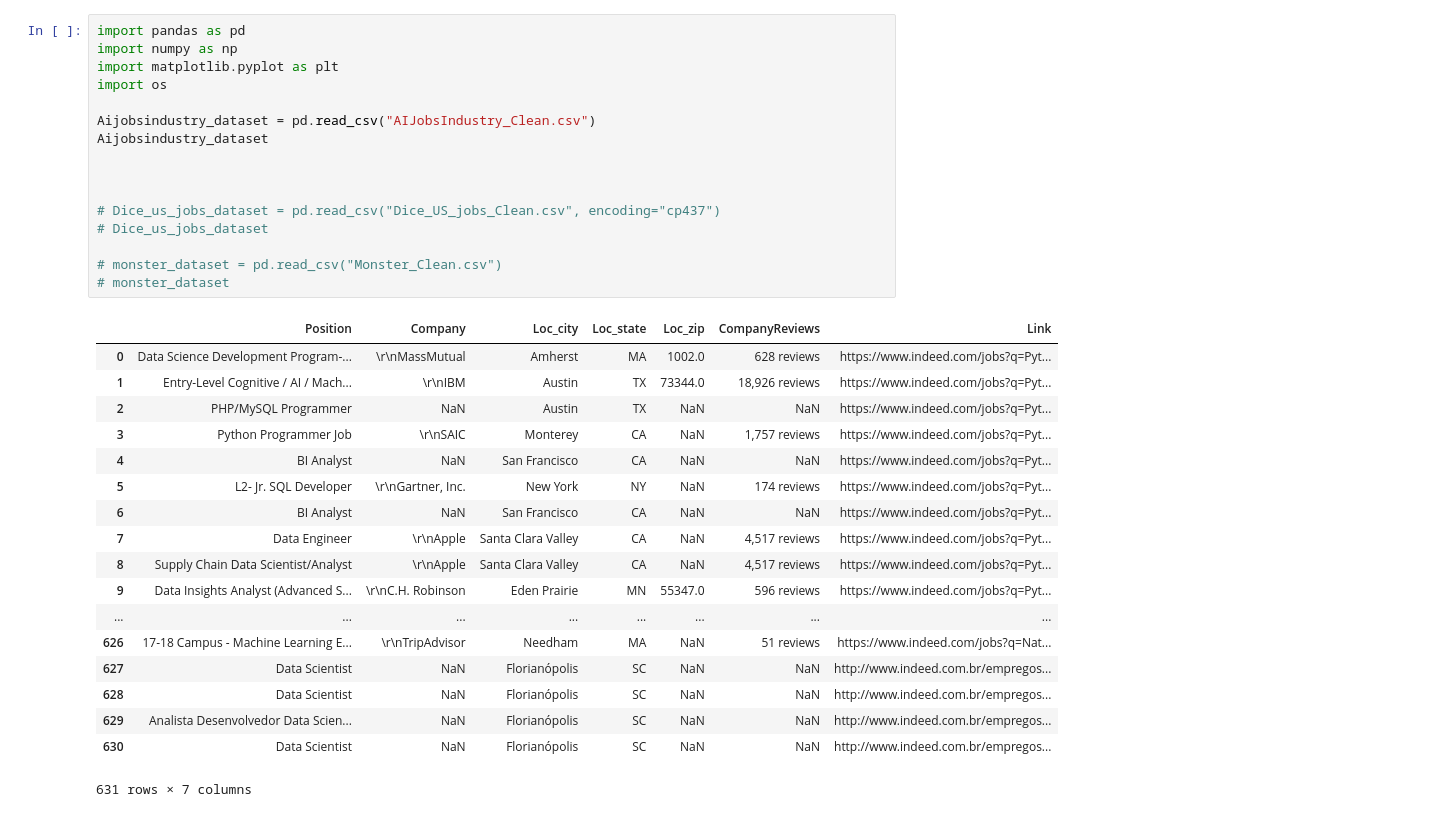
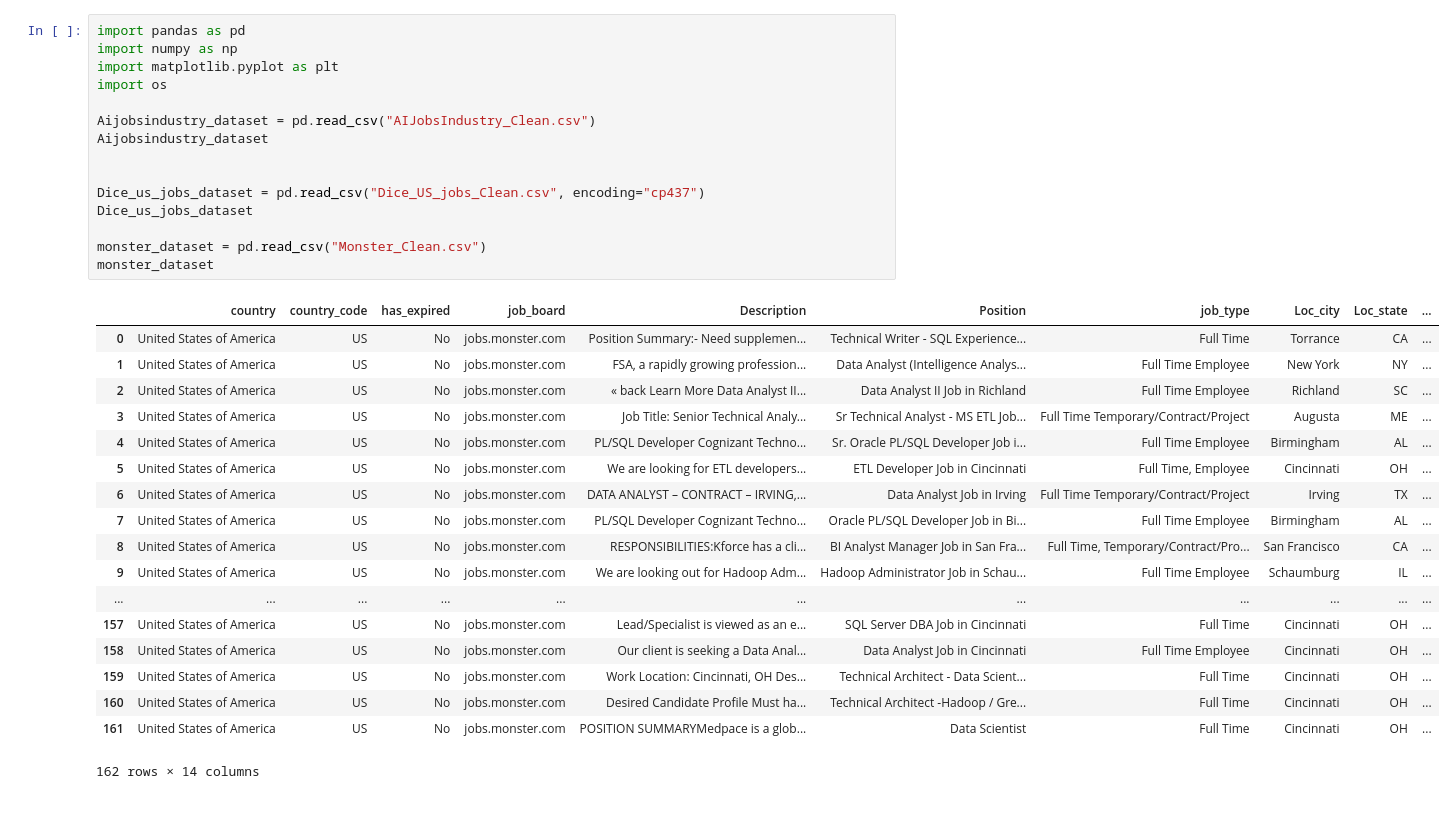
Before and after one commit to DataAnalyticsUCBX/Job_Analytics, a Jupyter notebook: Job_Analytics.ipynb, the cells around one changed output. Saved outputs shown, nothing was run; the diff lists cells and outputs as text.

Commit message:
Monster File Updated

```diff
--- a/Job_Analytics.ipynb
+++ b/Job_Analytics.ipynb
@@ -1,35 +1,34 @@
 # %%
 import pandas as pd
 import numpy as np
 import matplotlib.pyplot as plt
 import os
 
 Aijobsindustry_dataset = pd.read_csv("AIJobsIndustry_Clean.csv")
 Aijobsindustry_dataset
 
 
+Dice_us_jobs_dataset = pd.read_csv("Dice_US_jobs_Clean.csv", encoding="cp437")
+Dice_us_jobs_dataset
 
-# Dice_us_jobs_dataset = pd.read_csv("Dice_US_jobs_Clean.csv", encoding="cp437")
-# Dice_us_jobs_dataset
-
-# monster_dataset = pd.read_csv("Monster_Clean.csv")
-# monster_dataset
+monster_dataset = pd.read_csv("Monster_Clean.csv")
+monster_dataset
 # %% [output]
-|  | Position | Company | Loc_city | Loc_state | Loc_zip | CompanyReviews | Link |
-| 0 | Data Science Development Program-... | \r\nMassMutual | Amherst | MA | 1002.0 | 628 reviews | https://www.indeed.com/jobs?q=Pyt... |
-| 1 | Entry-Level Cognitive / AI / Mach... | \r\nIBM | Austin | TX | 73344.0 | 18,926 reviews | https://www.indeed.com/jobs?q=Pyt... |
-| 2 | PHP/MySQL Programmer | NaN | Austin | TX | NaN | NaN | https://www.indeed.com/jobs?q=Pyt... |
-| 3 | Python Programmer Job | \r\nSAIC | Monterey | CA | NaN | 1,757 reviews | https://www.indeed.com/jobs?q=Pyt... |
-| 4 | BI Analyst | NaN | San Francisco | CA | NaN | NaN | https://www.indeed.com/jobs?q=Pyt... |
-| 5 | L2- Jr. SQL Developer | \r\nGartner, Inc. | New York | NY | NaN | 174 reviews | https://www.indeed.com/jobs?q=Pyt... |
-| 6 | BI Analyst | NaN | San Francisco | CA | NaN | NaN | https://www.indeed.com/jobs?q=Pyt... |
-| 7 | Data Engineer | \r\nApple | Santa Clara Valley | CA | NaN | 4,517 reviews | https://www.indeed.com/jobs?q=Pyt... |
-| 8 | Supply Chain Data Scientist/Analyst | \r\nApple | Santa Clara Valley | CA | NaN | 4,517 reviews | https://www.indeed.com/jobs?q=Pyt... |
-| 9 | Data Insights Analyst (Advanced S... | \r\nC.H. Robinson | Eden Prairie | MN | 55347.0 | 596 reviews | https://www.indeed.com/jobs?q=Pyt... |
-| ... | ... | ... | ... | ... | ... | ... | ... |
-| 626 | 17-18 Campus - Machine Learning E... | \r\nTripAdvisor | Needham | MA | NaN | 51 reviews | https://www.indeed.com/jobs?q=Nat... |
-| 627 | Data Scientist | NaN | Florianópolis | SC | NaN | NaN | http://www.indeed.com.br/empregos... |
-| 628 | Data Scientist | NaN | Florianópolis | SC | NaN | NaN | http://www.indeed.com.br/empregos... |
-| 629 | Analista Desenvolvedor Data Scien... | NaN | Florianópolis | SC | NaN | NaN | http://www.indeed.com.br/empregos... |
-| 630 | Data Scientist | NaN | Florianópolis | SC | NaN | NaN | http://www.indeed.com.br/empregos... |
+|  | country | country_code | has_expired | job_board | Description | Position | job_type | Loc_city | Loc_state | ... |
+| 0 | United States of America | US | No | jobs.monster.com | Position Summary:- Need supplemen... | Technical Writer - SQL Experience... | Full Time | Torrance | CA | ... |
+| 1 | United States of America | US | No | jobs.monster.com | FSA, a rapidly growing profession... | Data Analyst (Intelligence Analys... | Full Time Employee | New York | NY | ... |
+| 2 | United States of America | US | No | jobs.monster.com | « back Learn More Data Analyst II... | Data Analyst II Job in Richland | Full Time Employee | Richland | SC | ... |
+| 3 | United States of America | US | No | jobs.monster.com | Job Title: Senior Technical Analy... | Sr Technical Analyst - MS ETL Job... | Full Time Temporary/Contract/Project | Augusta | ME | ... |
+| 4 | United States of America | US | No | jobs.monster.com | PL/SQL Developer Cognizant Techno... | Sr. Oracle PL/SQL Developer Job i... | Full Time Employee | Birmingham | AL | ... |
+| 5 | United States of America | US | No | jobs.monster.com | We are looking for ETL developers... | ETL Developer Job in Cincinnati | Full Time, Employee | Cincinnati | OH | ... |
+| 6 | United States of America | US | No | jobs.monster.com | DATA ANALYST – CONTRACT – IRVING,... | Data Analyst Job in Irving | Full Time Temporary/Contract/Project | Irving | TX | ... |
+| 7 | United States of America | US | No | jobs.monster.com | PL/SQL Developer Cognizant Techno... | Oracle PL/SQL Developer Job in Bi... | Full Time Employee | Birmingham | AL | ... |
+| 8 | United States of America | US | No | jobs.monster.com | RESPONSIBILITIES:Kforce has a cli... | BI Analyst Manager Job in San Fra... | Full Time, Temporary/Contract/Pro... | San Francisco | CA | ... |
+| 9 | United States of America | US | No | jobs.monster.com | We are looking out for Hadoop Adm... | Hadoop Administrator Job in Schau... | Full Time Employee | Schaumburg | IL | ... |
+| ... | ... | ... | ... | ... | ... | ... | ... | ... | ... | ... |
+| 157 | United States of America | US | No | jobs.monster.com | Lead/Specialist is viewed as an e... | SQL Server DBA Job in Cincinnati | Full Time | Cincinnati | OH | ... |
+| 158 | United States of America | US | No | jobs.monster.com | Our client is seeking a Data Anal... | Data Analyst Job in Cincinnati | Full Time Employee | Cincinnati | OH | ... |
+| 159 | United States of America | US | No | jobs.monster.com | Work Location: Cincinnati, OH Des... | Technical Architect - Data Scient... | Full Time | Cincinnati | OH | ... |
+| 160 | United States of America | US | No | jobs.monster.com | Desired Candidate Profile Must ha... | Technical Architect -Hadoop / Gre... | Full Time | Cincinnati | OH | ... |
+| 161 | United States of America | US | No | jobs.monster.com | POSITION SUMMARYMedpace is a glob... | Data Scientist | Full Time | Cincinnati | OH | ... |
-631 rows × 7 columns
+162 rows × 14 columns
```
Also changed, not shown: 1 other file.
